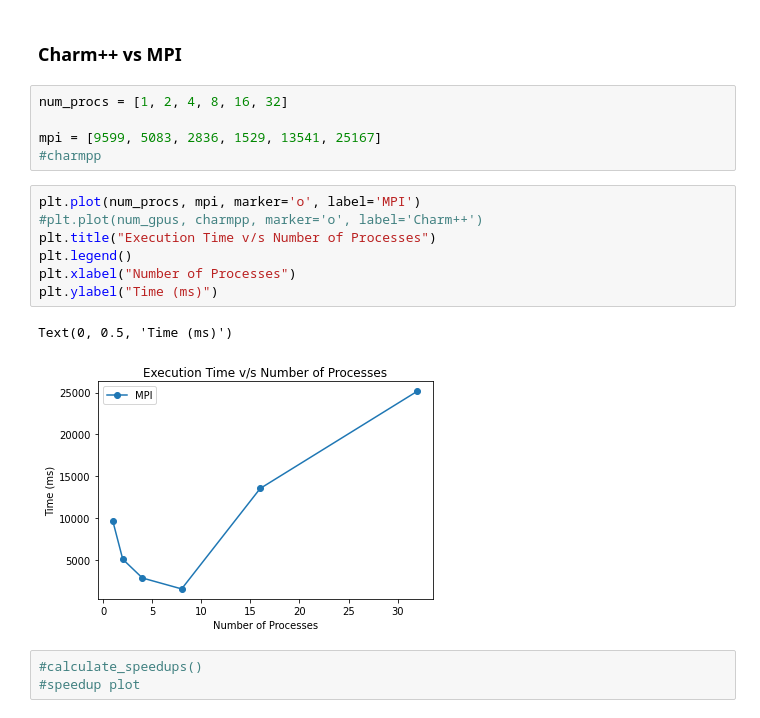
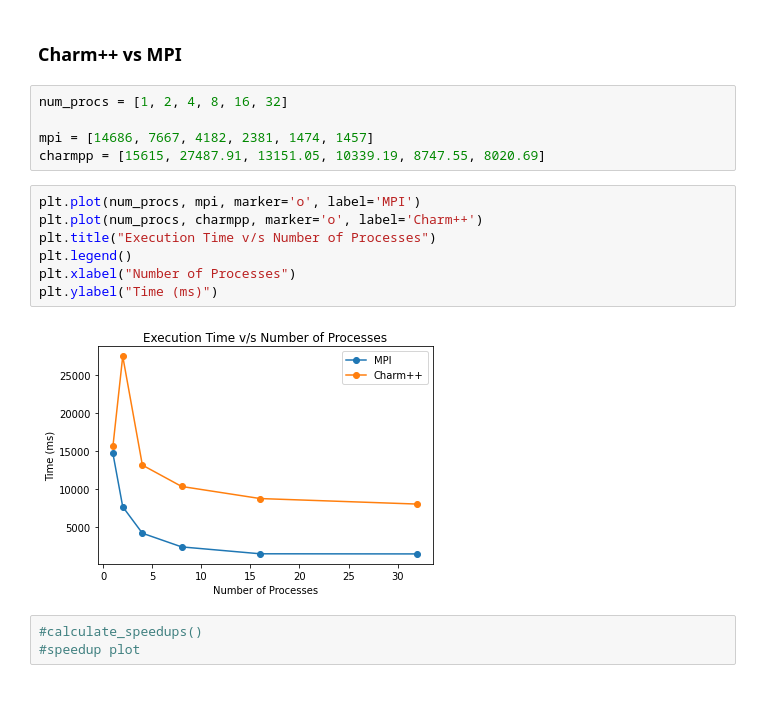
Before and after one commit to minghui-liu/parallel_astar, a Jupyter notebook: plots.ipynb, the cells around one changed output. Cells and saved outputs as stored; diff of their text form.

Commit message:
add scripts for plots

```diff
--- a/plots.ipynb
+++ b/plots.ipynb
@@ -14,20 +20,19 @@ K_list = [4, 8, 16, 32]
 # %% [markdown]
 ### Charm++ vs MPI
-# %%
-num_procs = [1, 2, 4, 8, 16, 32]
-
-mpi = [9599, 5083, 2836, 1529, 13541, 25167]
-#charmpp
+# %%
+num_procs = [1, 2, 4, 8, 16, 32]
+
+mpi = [14686, 7667, 4182, 2381, 1474, 1457]
+charmpp = [15615, 27487.91, 13151.05, 10339.19, 8747.55, 8020.69]
 # %%
 plt.plot(num_procs, mpi, marker='o', label='MPI')
-#plt.plot(num_gpus, charmpp, marker='o', label='Charm++')
+plt.plot(num_procs, charmpp, marker='o', label='Charm++')
 plt.title("Execution Time v/s Number of Processes")
 plt.legend()
 plt.xlabel("Number of Processes")
 plt.ylabel("Time (ms)")
 # %% [output]
-Text(0, 0.5, 'Time (ms)')
-[figure, old version]
+[figure, new version]
 # %%
 #calculate_speedups()
 #speedup plot
```
Also changed, not shown: parts of 7 cells of this notebook.
